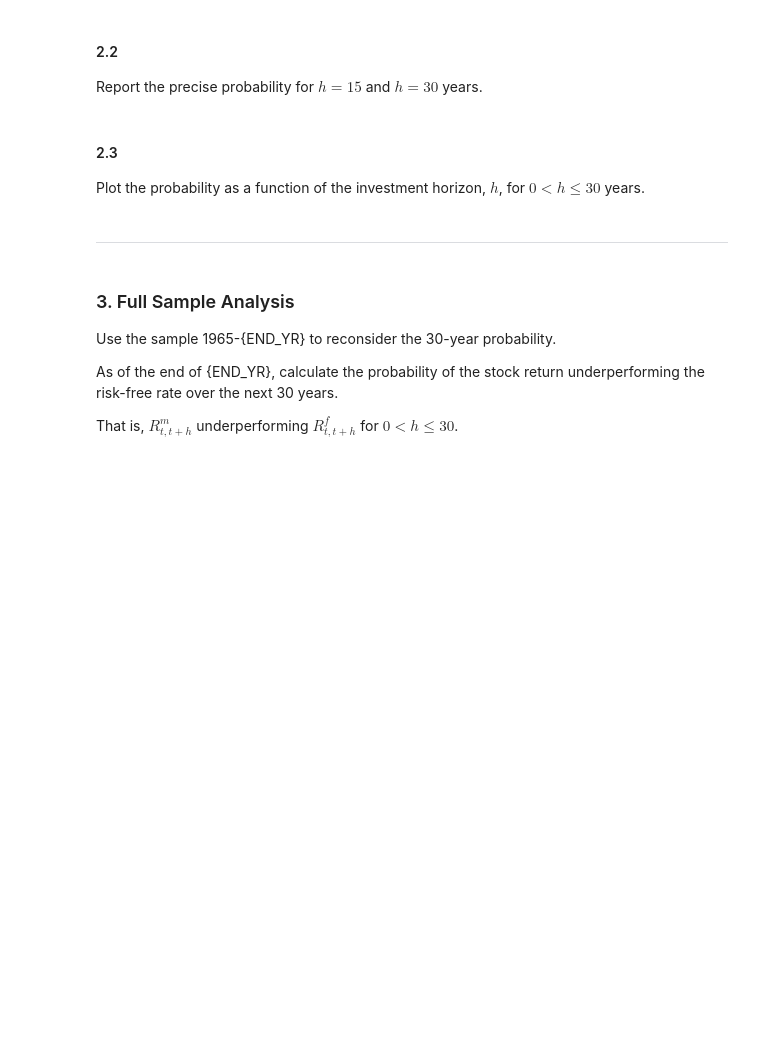
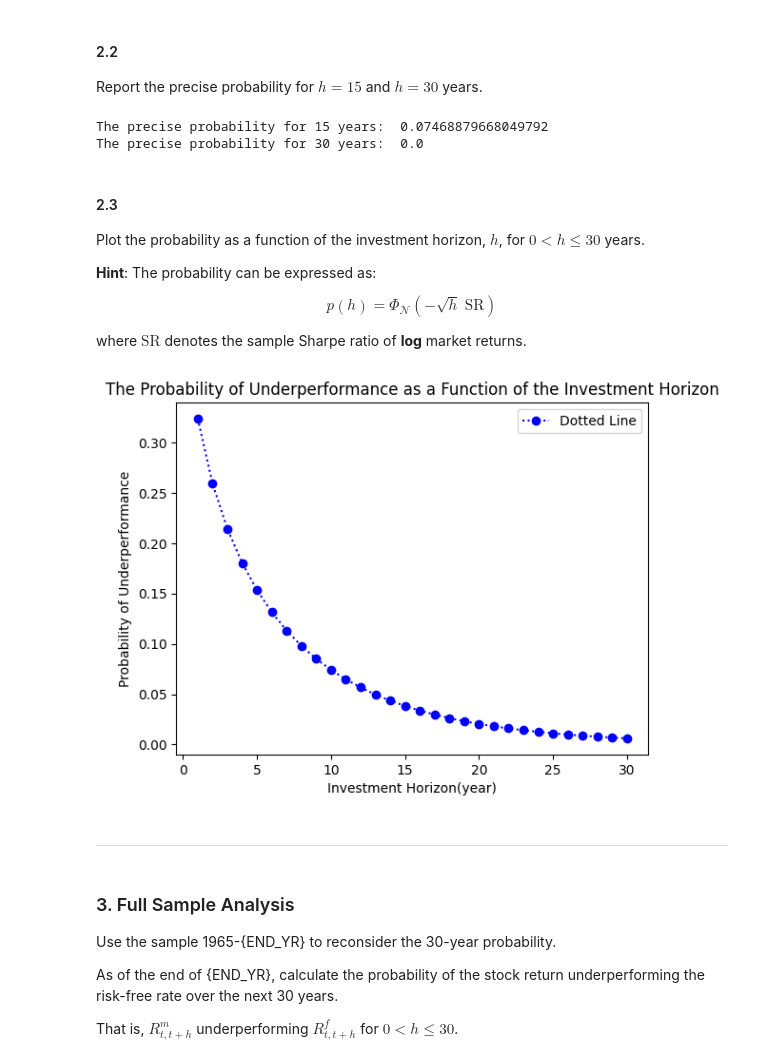
Before and after one commit to t-flora/portfolio-risk-mgmt, a Jupyter notebook: hw3/Barnstable-and-Long-Run-Risk.ipynb, the cells around one changed output. Cells and saved outputs as stored; diff of their text form; code cells hidden in the pictures; blank space fills up the shorter version.

```diff
--- a/hw3/Barnstable-and-Long-Run-Risk.ipynb
+++ b/hw3/Barnstable-and-Long-Run-Risk.ipynb
@@ -177,3 +186,32 @@ Report the precise probability for $h=15$ and $h=30$ years.
+# %%
+# Question 2.2 Code Here
+
+sub_df_1 = df[(df["year"] >= 1965) & (df["year"] <= 1999)].copy()
+sub_df_1.reset_index(inplace= True)
+
+def precise_probability(sub_df, year, frequent = 12):
+    n = year* frequent
+    Rlog_rm = sub_df['r_m_log'].cumsum()
+    Rlog_rf = sub_df['r_f_log'].cumsum()
+    lenth = 0
+    fail = 0
+    for i in range(n-1, len(sub_df)):
+        if Rlog_rm[i] < Rlog_rf[i]:
+            fail += 1
+        lenth += 1
+    return fail/lenth
+
+print("The precise probability for 15 years: ", precise_probability(sub_df_1, 15, 12))
+print("The precise probability for 30 years: ", precise_probability(sub_df_1, 30, 12))
+# %% [output]
+The precise probability for 15 years:  0.07468879668049792
+The precise probability for 30 years:  0.0
 # %% [markdown]
 #### 2.3
 Plot the probability as a function of the investment horizon, $h$, for $0<h\le 30$ years.
+
+**Hint**: The probability can be expressed as:
+
+$$p(h) = \Phi_{\mathcal{N}}\left(-\sqrt{h}\;\text{SR}\right)$$
+
+where $\text{SR}$ denotes the sample Sharpe ratio of **log** market returns.
@@ -182,3 +218,26 @@ Plot the probability as a function of the investment horizon, $h$, for $0<h\le 3
+# %%
+# Question 2.3 Code Here
+p_list = []
+h_list = [i for i in range(1, 31)]
+SR = m_stats_65_99["r^_m"]/ v_stats_65_99["r^_m"]
+for h in h_list:
+    p_list.append(norm.cdf(-SR * np.sqrt(h)))
+
+import matplotlib.pyplot as plt
+
+
+# 畫點線圖
+plt.plot(h_list, p_list, linestyle=':', color='blue', marker='o', label='Dotted Line')
+
+# 加上標題與圖例
+plt.title('The Probability of Underperformance as a Function of the Investment Horizon')
+plt.xlabel('Investment Horizon(year)')
+plt.ylabel('Probability of Underperformance')
+plt.legend()
+
+plt.show()
+# %% [output]
+[figure, added]
 # %% [markdown]
 -----
 # %% [markdown]
```
Also changed, not shown: parts of 6 cells of this notebook.
